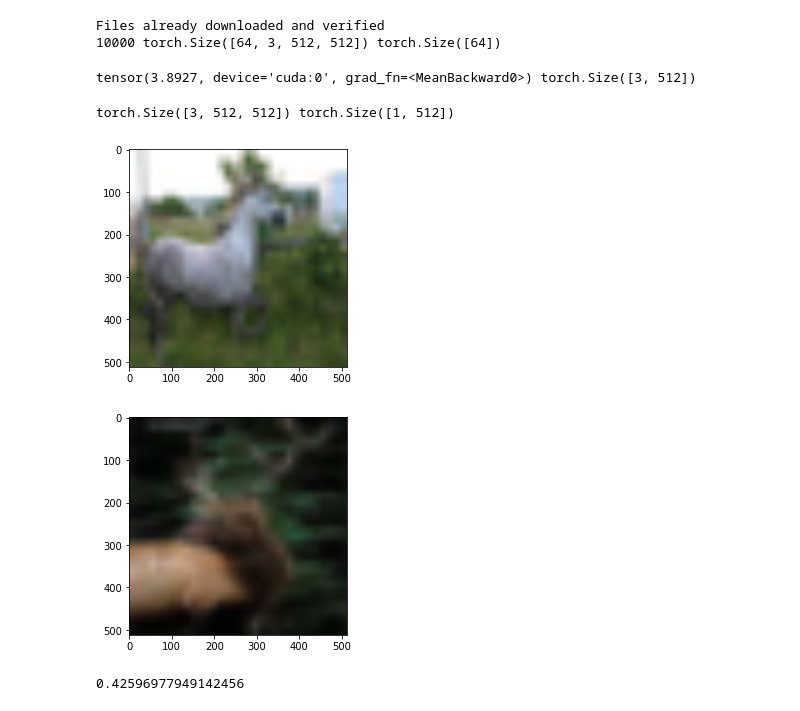
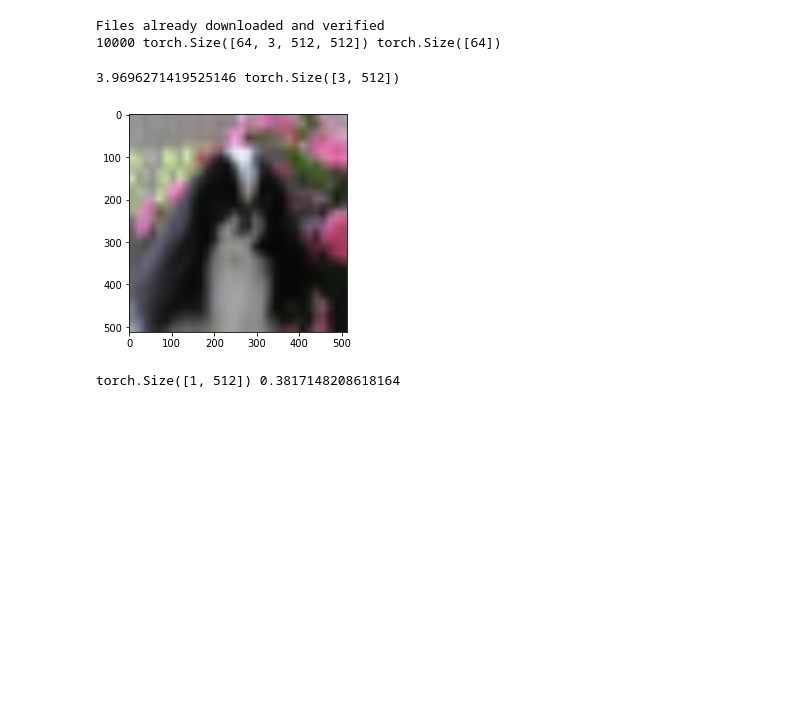
Before and after one commit to zer0sh0t/artificial_intelligence, a Jupyter notebook: self_supervised_learning_methods/bootstrap_your_own_latent/byol.ipynb, the cells around one changed output. Drawn from its saved outputs; the diff is of its cells as text; code cells hidden in the pictures; blank space fills up the shorter version.

Commit message:
updating byol

```diff
--- a/self_supervised_learning_methods/bootstrap_your_own_latent/byol.ipynb
+++ b/self_supervised_learning_methods/bootstrap_your_own_latent/byol.ipynb
@@ -178,9 +178,9 @@ optimizer = torch.optim.Adam(byol.parameters(), lr=lr)
 inp = torch.randn(3, 3, 256, 256).to(device)
 loss = byol.learn(inp)
 embedding = byol(inp)
-print(loss, embedding.shape)
+print(loss.item(), embedding.shape)
 del inp, loss, embedding
 # %% [output]
-tensor(3.8927, device='cuda:0', grad_fn=<MeanBackward0>) torch.Size([3, 512])
+3.9696271419525146 torch.Size([3, 512])
 # %%
 def loop(byol, loader, epoch, update_every):
@@ -200,24 +201,16 @@ def loop(byol, loader, epoch, update_every):
 for epoch in range(n_epochs):
     loop(byol, loader, epoch, update_every)
 # %%
-def plot_imgs(imgs):
-    for img in imgs:
-        plt.imshow(img.permute(1, 2, 0).cpu())
-        plt.show()
+img, _ = data[42]
+plt.imshow(img.permute(1, 2, 0).cpu())
+plt.show()
 
-img1, _ = data[69]
-img2, _ = data[420]
-img = img1.unsqueeze(0).to(device)
-emb = byol(img)
-print(img1.shape, emb.shape)
-
-imgs = [img1, img2]
-plot_imgs(imgs)
-imgs = torch.stack(imgs).to(device)
-loss = byol.learn(imgs)
-print(loss.item())
+img = img.unsqueeze(0).to(device)
+byol.eval()
+with torch.no_grad():
+    emb = byol(img)
+    loss = byol.learn(img)
+print(emb.shape, loss.item())
 # %% [output]
+[figure, new version]
-torch.Size([3, 512, 512]) torch.Size([1, 512])
+torch.Size([1, 512]) 0.3817148208618164
-[figure, old version]
-[figure, removed]
-0.42596977949142456
```
Also changed, not shown: parts of 2 cells of this notebook.
